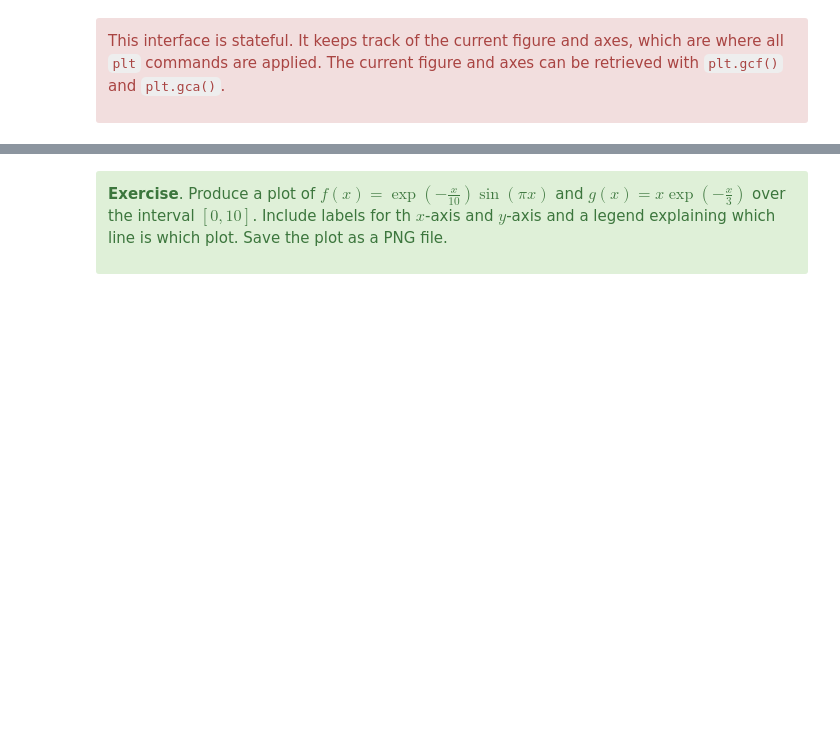
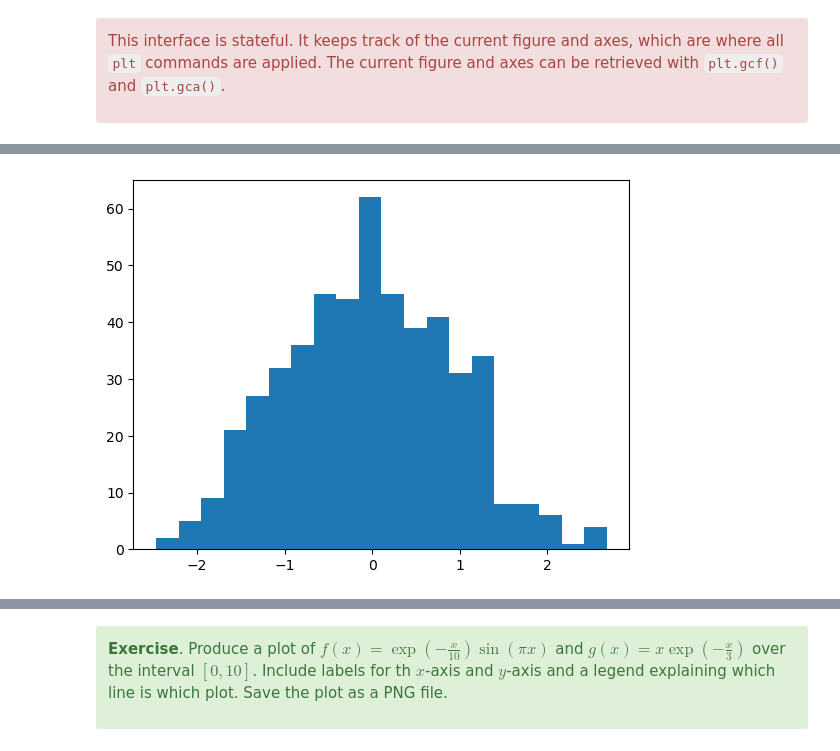
Before and after one commit to glouppe/dats0001-foundations-of-data-science, a Jupyter notebook: nb04-plots.ipynb, the cells around one changed output, grey strips where cells are left out. Cells and saved outputs as stored; diff of their text form; code cells hidden in the pictures; blank space fills up the shorter version.

```diff
--- a/nb04-plots.ipynb
+++ b/nb04-plots.ipynb
@@ -75,11 +102,14 @@ plt.show()
 # %%
 # Histograms
 fig = plt.figure()
 ax = plt.axes()
 
+x = np.random.randn(500)
 ax.hist(x, bins=20)
 
 plt.show()
+# %% [output]
+[figure, added]
 # %%
 fig = plt.figure()
 ax = plt.axes()
```
Also changed, not shown: parts of 33 cells of this notebook, 1 other file.
